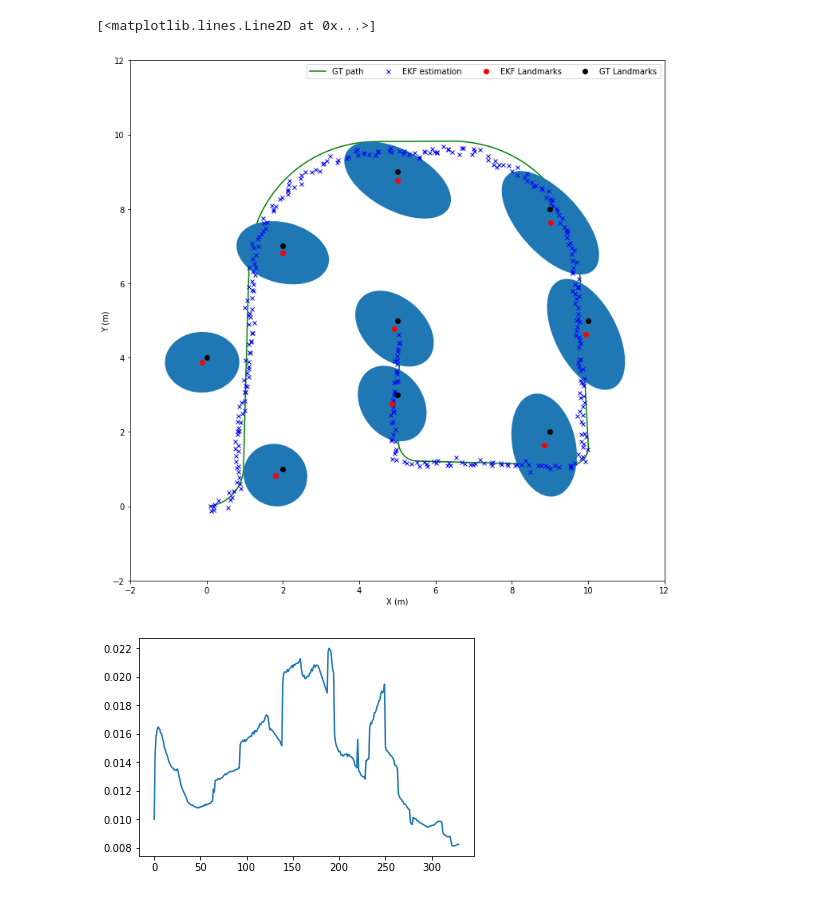
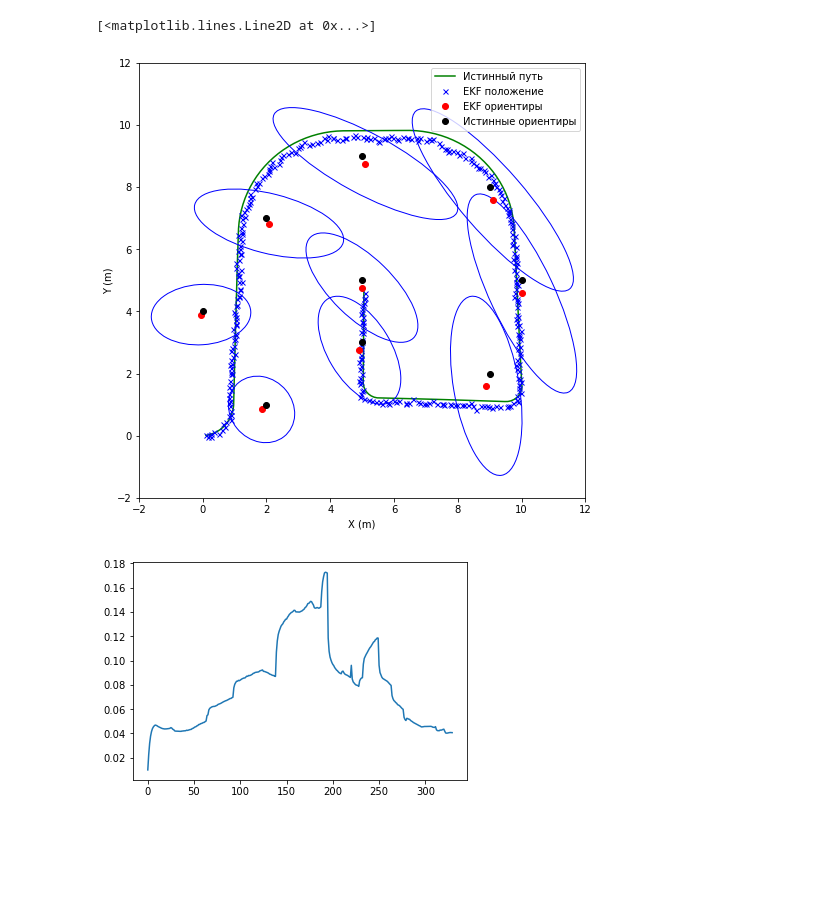
Before and after one commit to ToastyToast/prob-rob, a Jupyter notebook: examples/ekf_slam_known.ipynb, the cells around one changed output. Cells and saved outputs as stored; diff of their text form; code cells hidden in the pictures; blank space fills up the shorter version.

```diff
--- a/examples/ekf_slam_known.ipynb
+++ b/examples/ekf_slam_known.ipynb
@@ -76,12 +73,19 @@ true_lx = []
 true_ly = []
 landmark_ellipses = []
 
-fig = plt.figure(figsize=(12, 12), )
+fig = plt.figure(figsize=(8, 8), )
 ax = fig.add_subplot(111)
 plt.xlim((-2, 12))
 plt.ylim((-2, 12))
 
+early_stop = 400
+counter = 0
 for command, readings in zip(commands, sensor):
+
+    if counter > early_stop:
+        break
+    counter = counter + 1
+
     # True path
     robot.motion_command(command)
     x.append(robot.pose.item(0))
@@ -91,41 +95,46 @@ for command, readings in zip(commands, sensor):
     EKF.correct(readings, landmark_map)
 
     EKF_x.append(EKF.mean[:EKF.rsize, :].item(0))
     EKF_y.append(EKF.mean[:EKF.rsize, :].item(1))
     cov_dets.append(math.sqrt(np.linalg.det(EKF.cov[:EKF.rsize, :EKF.rsize])))
 
+counter = 0
 for key, value in landmark_map.landmarks.items():
+    if counter > early_stop:
+        break
+    counter = counter + 1
+
     lx, ly = EKF.get_landmark(key)
     landmark_x.append(lx)
     landmark_y.append(ly)
     #Ellipse(xy=pos, width=width, height=height, angle=theta, **kwargs)
 
     lid = EKF.get_mu_lid(key)
     lm_cov = EKF.cov[lid:lid+EKF.lmsize, lid:lid+EKF.lmsize]
 
     width, height, angle = cov_ellipse(lm_cov, nsig=2)
-    el = Ellipse(xy=(lx, ly), width=width, height=height, angle=angle)
+    el = Ellipse(xy=(lx, ly), width=width, height=height, angle=angle, facecolor='none', edgecolor='b')
     ax.add_artist(el)
 
 for key, value in true_landmarks.landmarks.items():
     lx, ly = value
     true_lx.append(lx)
     true_ly.append(ly)
 
-plt.plot(x, y, 'g', zorder=1, label='GT path')
-plt.plot(EKF_x, EKF_y, 'bx', markersize=5, zorder=2, label='EKF estimation')
-plt.plot(landmark_x, landmark_y, 'ro', zorder=3, label='EKF Landmarks')
+plt.plot(x, y, 'g', zorder=1, label='Истинный путь')
+plt.plot(EKF_x, EKF_y, 'bx', markersize=5, zorder=2, label='EKF положение')
+plt.plot(landmark_x, landmark_y, 'ro', zorder=3, label='EKF ориентиры')
 plt.xlabel('X (m)')
 plt.ylabel('Y (m)')
-plt.plot(true_lx, true_ly, 'ko', zorder=3, label='GT Landmarks')
-plt.legend(ncol=4)
+plt.plot(true_lx, true_ly, 'ko', zorder=3, label='Истинные ориентиры')
+plt.legend()
 
 plt.figure()
 plt.plot(cov_dets)
 # %% [output]
 [<matplotlib.lines.Line2D at 0x...>]
-[figure, old version]
+[figure, new version]
-[figure, old version]
+[figure, new version]
 # %%
 from numpy import corrcoef
 # %%
```
Also changed, not shown: parts of 2 cells of this notebook, 6 other files.
